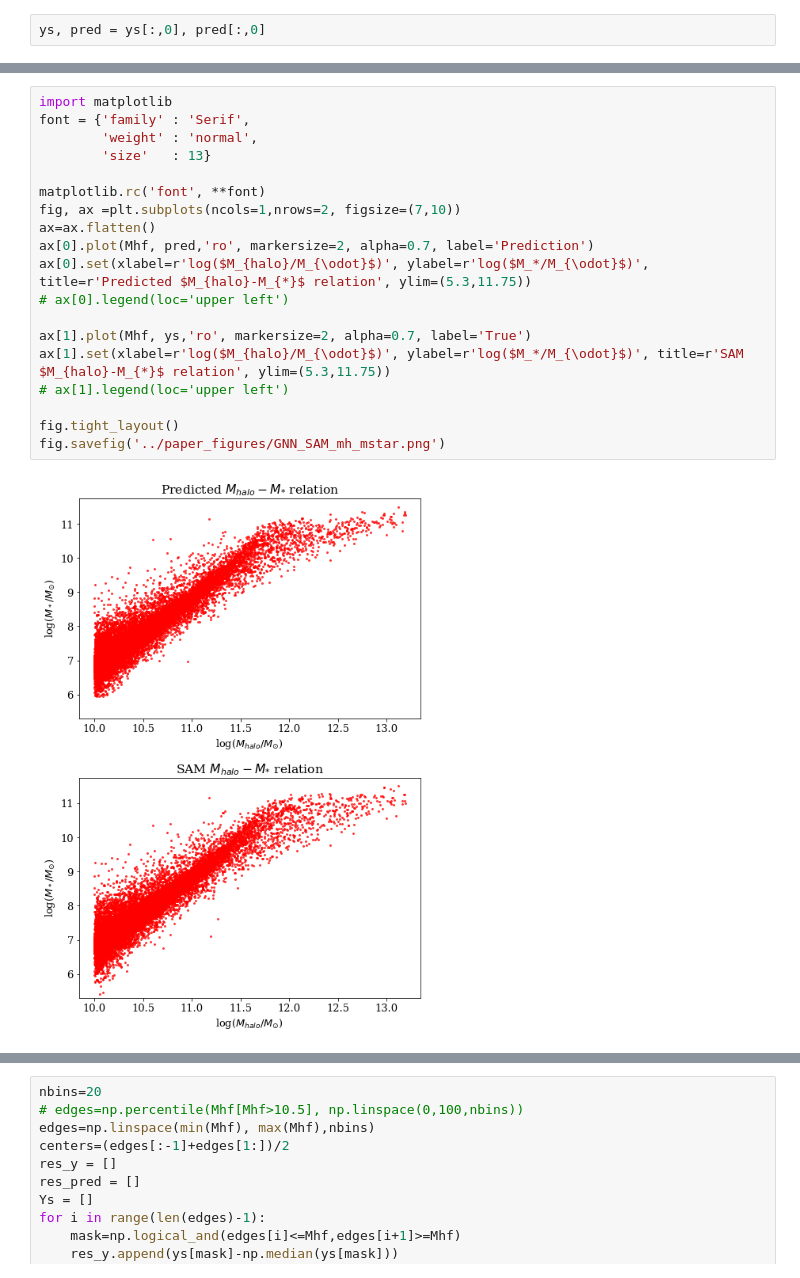
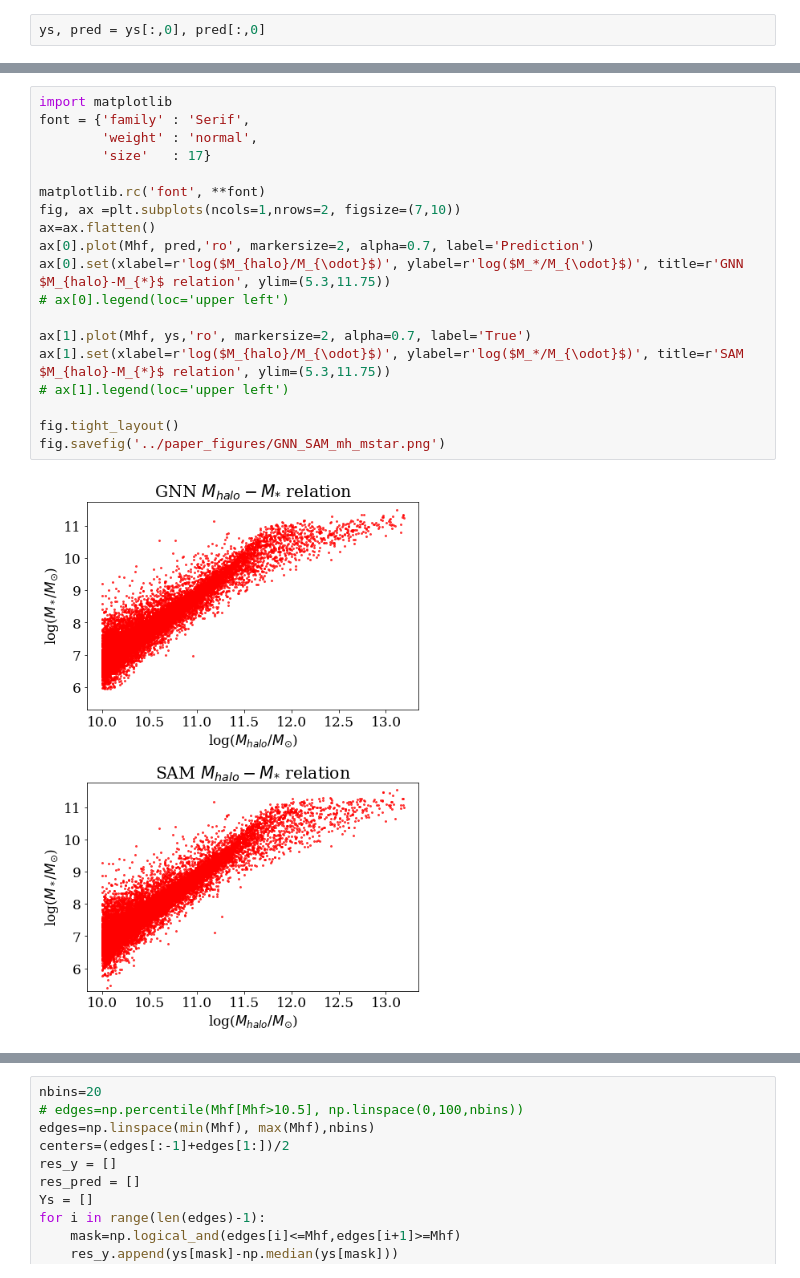
Before and after one commit to astrockragh/Mangrove, a Jupyter notebook: analysis/physics_plots_mstar.ipynb, the cells around one changed output, grey strips where cells are left out. Saved outputs shown, nothing was run; the diff lists cells and outputs as text.

```diff
--- a/analysis/physics_plots_mstar.ipynb
+++ b/analysis/physics_plots_mstar.ipynb
@@ -233,24 +233,24 @@ fig.tight_layout()
 # %%
 import matplotlib
 font = {'family' : 'Serif',
         'weight' : 'normal',
-        'size'   : 13}
+        'size'   : 17}
 
 matplotlib.rc('font', **font)
 fig, ax =plt.subplots(ncols=1,nrows=2, figsize=(7,10))
 ax=ax.flatten()
 ax[0].plot(Mhf, pred,'ro', markersize=2, alpha=0.7, label='Prediction')
-ax[0].set(xlabel=r'log($M_{halo}/M_{\odot}$)', ylabel=r'log($M_*/M_{\odot}$)', title=r'Predicted $M_{halo}-M_{*}$ relation', ylim=(5.3,11.75))
+ax[0].set(xlabel=r'log($M_{halo}/M_{\odot}$)', ylabel=r'log($M_*/M_{\odot}$)', title=r'GNN $M_{halo}-M_{*}$ relation', ylim=(5.3,11.75))
 # ax[0].legend(loc='upper left')
 
 ax[1].plot(Mhf, ys,'ro', markersize=2, alpha=0.7, label='True')
 ax[1].set(xlabel=r'log($M_{halo}/M_{\odot}$)', ylabel=r'log($M_*/M_{\odot}$)', title=r'SAM $M_{halo}-M_{*}$ relation', ylim=(5.3,11.75))
 # ax[1].legend(loc='upper left')
 
 fig.tight_layout()
 fig.savefig('../paper_figures/GNN_SAM_mh_mstar.png')
 # %% [output]
-[figure, old version]
+[figure, new version]
 # %%
 fig, ax =plt.subplots(ncols=3,nrows=1, figsize=(20,5))
 ax=ax.flatten()
```
Also changed, not shown: parts of 17 cells of this notebook, 18 other files.
